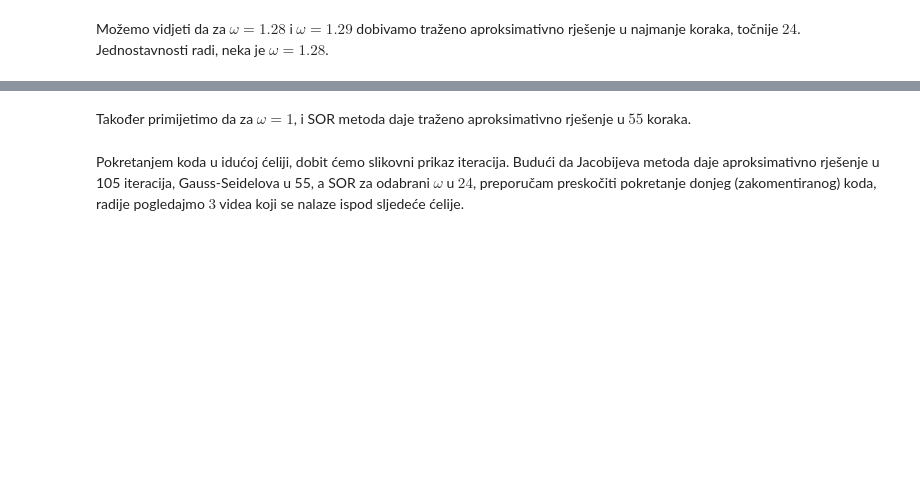
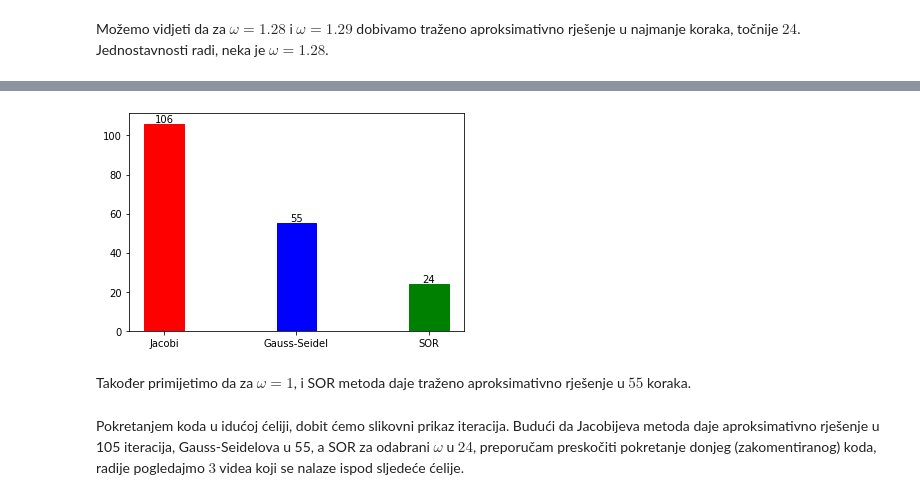
Before and after one commit to matkobrandic/PythonEssay, a Jupyter notebook: Numeričko rješavanje sustava linearnih jednadžbi i inicijalnog problema za ODJ.ipynb, the cells around one changed output, grey strips where cells are left out. Saved outputs shown, nothing was run; the diff lists cells and outputs as text; code cells hidden in the pictures; blank space fills up the shorter version.

```diff
--- a/Numeričko rješavanje sustava linearnih jednadžbi i inicijalnog problema za ODJ.ipynb
+++ b/Numeričko rješavanje sustava linearnih jednadžbi i inicijalnog problema za ODJ.ipynb
@@ -314,18 +345,20 @@ print('Broj koraka za optimalan omega: ', stepNumber.min())
 # %%
 fig2, ax = plt.subplots()
 labels = [len(resJacobi), len(resGS), len(resSOR)]
-barlist = ax.bar(['Jacobi', 'Gauss-Seidel', 'SOR'], labels, width=0.2)
+barlist = ax.bar(['Jacobi', 'Gauss-Seidel', 'SOR'], labels, width=0.3)
 barlist[0].set_color('r')
 barlist[1].set_color('b')
 barlist[2].set_color('g')
 
 bars = ax.patches
 
 for bar, label in zip(bars, labels):
     height = bar.get_height()
     ax.text(bar.get_x() + bar.get_width() / 2, height, label,
             ha='center', va='bottom')
 plt.show()
+# %% [output]
+[figure, added]
 # %% [markdown]
 Također primijetimo da za $\omega=1$, i SOR metoda daje traženo aproksimativno rješenje u $55$ koraka.
 # %% [markdown]
```
Also changed, not shown: parts of 15 cells of this notebook.
